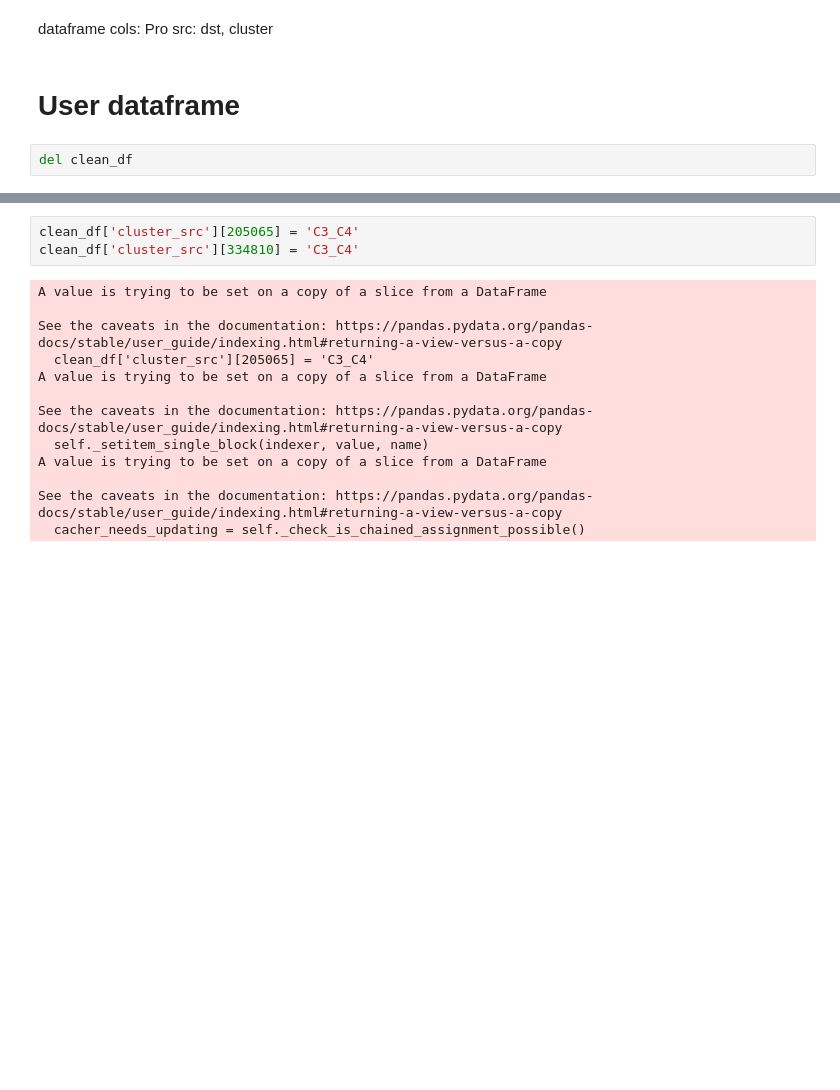
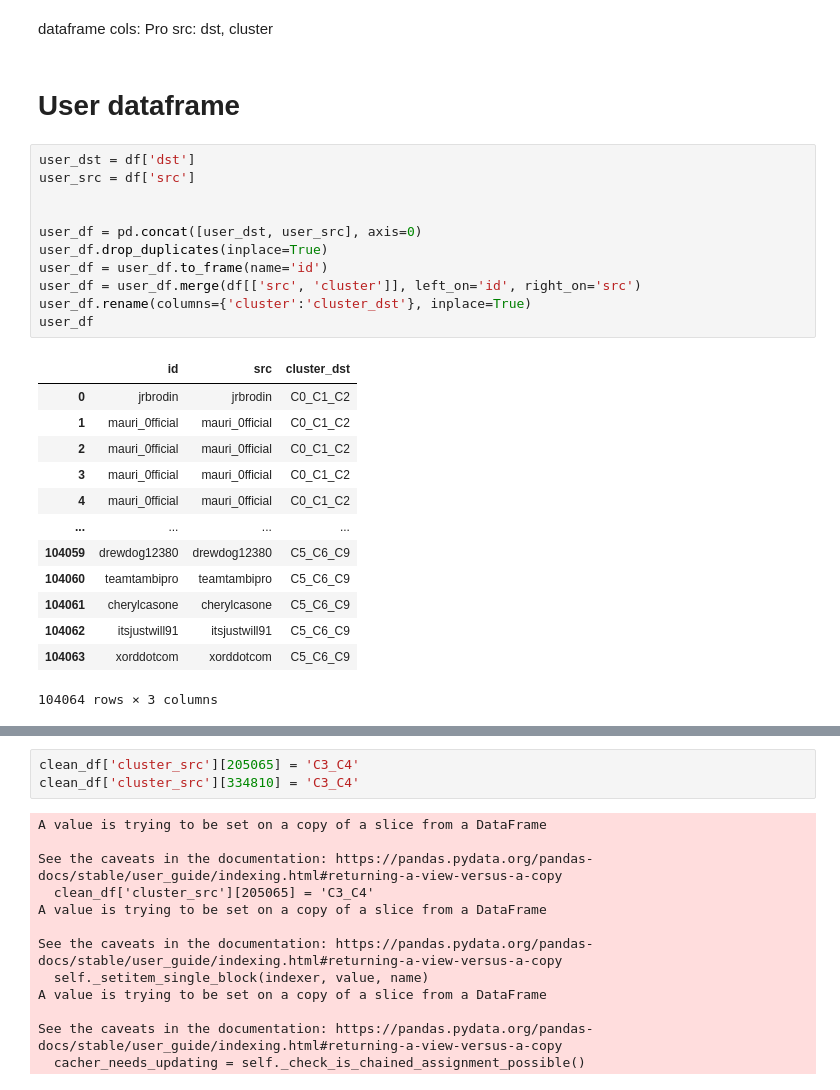
Before and after one commit to christianschwendner/coins_2122, a Jupyter notebook: Griffin_data/adjacency_matrix.ipynb, the cells around one changed output, grey strips where cells are left out. Drawn from its saved outputs; the diff is of its cells as text; blank space fills up the shorter version.

```diff
--- a/Griffin_data/adjacency_matrix.ipynb
+++ b/Griffin_data/adjacency_matrix.ipynb
@@ -28,8 +29,31 @@ dataframe cols:
 Pro src: dst, cluster
 # %% [markdown]
 # User dataframe
-# %%
-del clean_df
+# %%
+user_dst = df['dst']
+user_src = df['src']
+
+
+user_df = pd.concat([user_dst, user_src], axis=0)
+user_df.drop_duplicates(inplace=True)
+user_df = user_df.to_frame(name='id')
+user_df = user_df.merge(df[['src', 'cluster']], left_on='id', right_on='src')
+user_df.rename(columns={'cluster':'cluster_dst'}, inplace=True)
+user_df
+# %% [output]
+|  | id | src | cluster_dst |
+| 0 | jrbrodin | jrbrodin | C0_C1_C2 |
+| 1 | mauri_0fficial | mauri_0fficial | C0_C1_C2 |
+| 2 | mauri_0fficial | mauri_0fficial | C0_C1_C2 |
+| 3 | mauri_0fficial | mauri_0fficial | C0_C1_C2 |
+| 4 | mauri_0fficial | mauri_0fficial | C0_C1_C2 |
+| ... | ... | ... | ... |
+| 104059 | drewdog12380 | drewdog12380 | C5_C6_C9 |
+| 104060 | teamtambipro | teamtambipro | C5_C6_C9 |
+| 104061 | cherylcasone | cherylcasone | C5_C6_C9 |
+| 104062 | itsjustwill91 | itsjustwill91 | C5_C6_C9 |
+| 104063 | xorddotcom | xorddotcom | C5_C6_C9 |
+104064 rows × 3 columns
 # %%
 clean_df = df[['src', 'dst', 'start_time_', 'cluster']]
 clean_df['neighbours'] = 0
```
Also changed, not shown: parts of 16 cells of this notebook, 1 other file.
